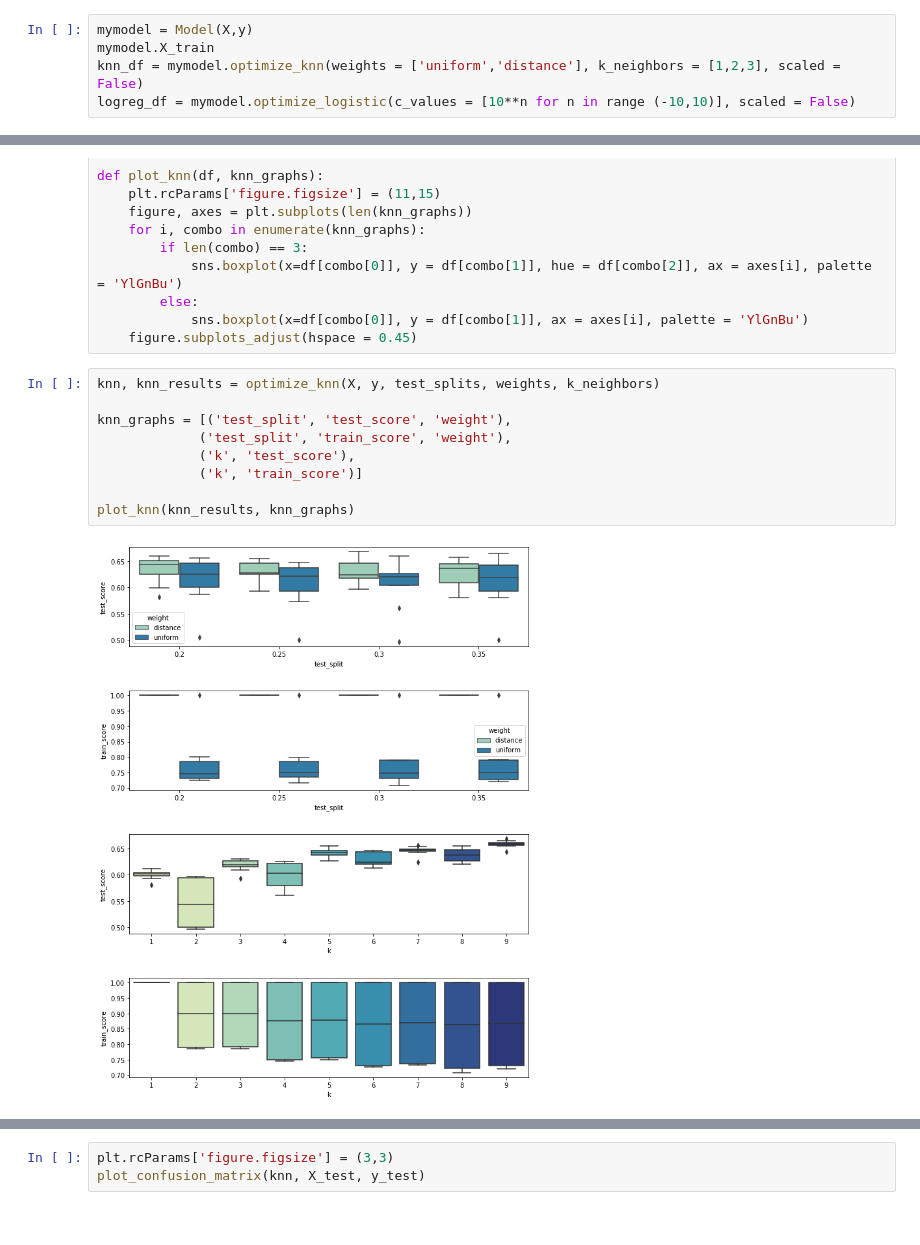
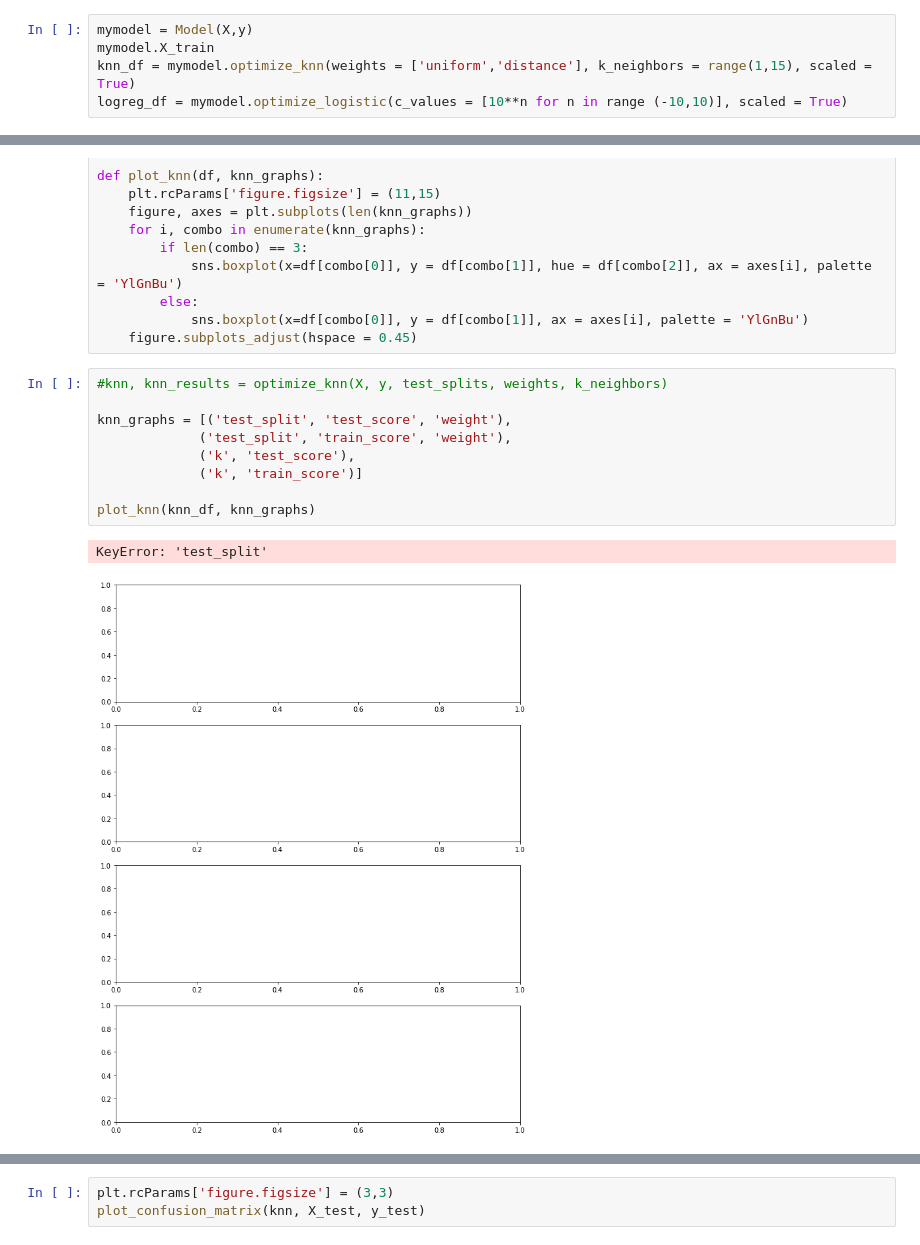
Before and after one commit to christinejiang11/personal_projects, a Jupyter notebook: Homer_Recommendation/Homer_CTP_Classification.ipynb, the cells around one changed output, grey strips where cells are left out. Saved outputs shown, nothing was run; the diff lists cells and outputs as text.

```diff
--- a/Homer_Recommendation/Homer_CTP_Classification.ipynb
+++ b/Homer_Recommendation/Homer_CTP_Classification.ipynb
@@ -293,8 +375,8 @@ class Model:
 # %%
 mymodel = Model(X,y)
 mymodel.X_train
-knn_df = mymodel.optimize_knn(weights = ['uniform','distance'], k_neighbors = [1,2,3], scaled = False)
-logreg_df = mymodel.optimize_logistic(c_values = [10**n for n in range (-10,10)], scaled = False)
+knn_df = mymodel.optimize_knn(weights = ['uniform','distance'], k_neighbors = range(1,15), scaled = True)
+logreg_df = mymodel.optimize_logistic(c_values = [10**n for n in range (-10,10)], scaled = True)
 # %% [markdown]
 ### Visualize KNN results:
 - uniform weights has better overall performance, though greater variance than distance metric
@@ -318,16 +400,17 @@ def plot_knn(df, knn_graphs):
             sns.boxplot(x=df[combo[0]], y = df[combo[1]], ax = axes[i], palette = 'YlGnBu')
     figure.subplots_adjust(hspace = 0.45)
 # %%
-knn, knn_results = optimize_knn(X, y, test_splits, weights, k_neighbors)
+#knn, knn_results = optimize_knn(X, y, test_splits, weights, k_neighbors)
 
 knn_graphs = [('test_split', 'test_score', 'weight'),
              ('test_split', 'train_score', 'weight'),
              ('k', 'test_score'),
              ('k', 'train_score')]
 
-plot_knn(knn_results, knn_graphs)
+plot_knn(knn_df, knn_graphs)
 # %% [output]
+KeyError: 'test_split'
-[figure, old version]
+[figure, new version]
 # %%
 best = knn_results[knn_results['test_score']==knn_results['test_score'].max()]
 print(f'''Best knn model:
```
Also changed, not shown: parts of 10 cells of this notebook.
